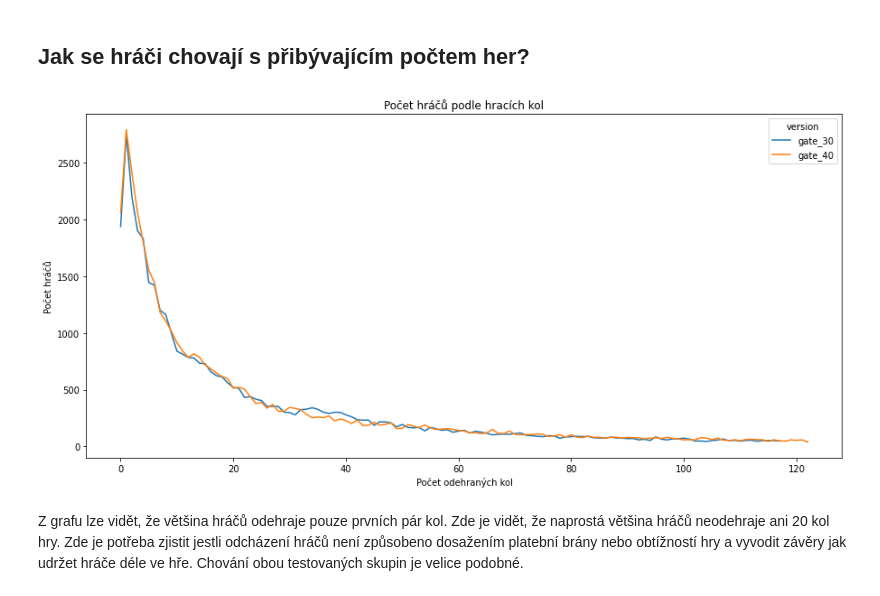
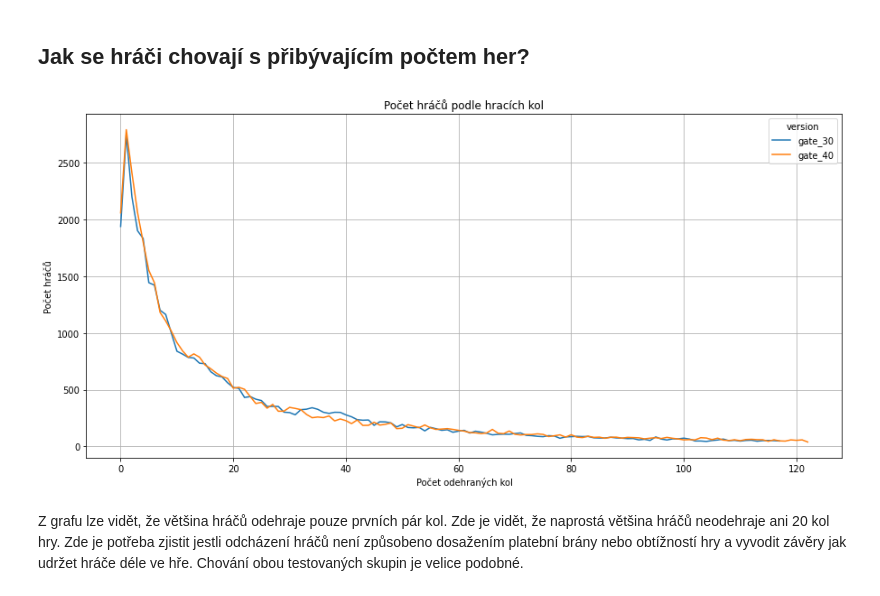
Before and after one commit to 9berny9/cookie_cats_analysis, a Jupyter notebook: cats.ipynb, the cells around one changed output. Saved outputs shown, nothing was run; the diff lists cells and outputs as text; code cells hidden in the pictures.

```diff
--- a/cats.ipynb
+++ b/cats.ipynb
@@ -229,12 +254,13 @@ Tato změna je malá, ale dává nám první informaci o poklesu počtu hráčů
 # %%
 fig, ax = plt.subplots(figsize=(15,7))
 ax = df1.groupby(['sum_gamerounds', "version"]).count()['userid'].unstack().plot(ax=ax)
 ax.set_xlabel("Počet odehraných kol")
 ax.set_ylabel("Počet hráčů")
 ax.set_title("Počet hráčů podle hracích kol")
+ax.grid()
 plt.show();
 # %% [output]
-[figure, old version]
+[figure, new version]
 # %% [markdown]
 Z grafu lze vidět, že většina hráčů odehraje pouze prvních pár kol. Zde je vidět, že naprostá většina hráčů neodehraje ani 20 kol hry. Zde je potřeba zjistit jestli odcházení hráčů není způsobeno dosažením platební brány nebo obtížností hry a vyvodit závěry jak udržet hráče déle ve hře. Chování obou testovaných skupin je velice podobné.
 # %% [markdown]
```
Also changed, not shown: parts of 20 cells of this notebook.
